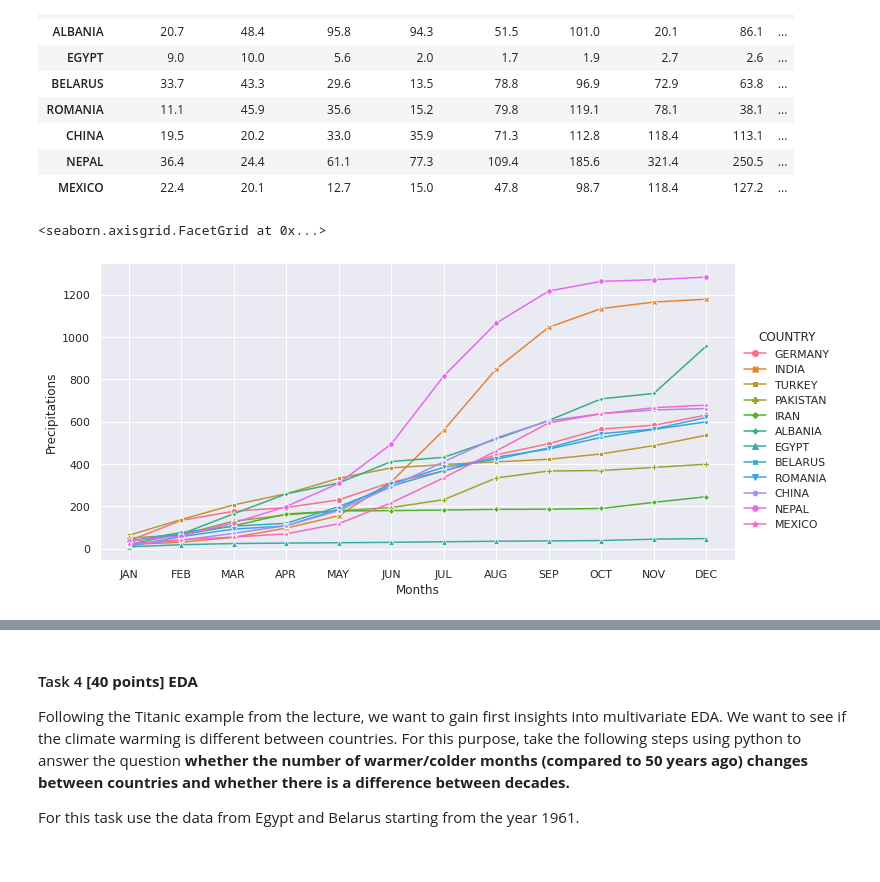
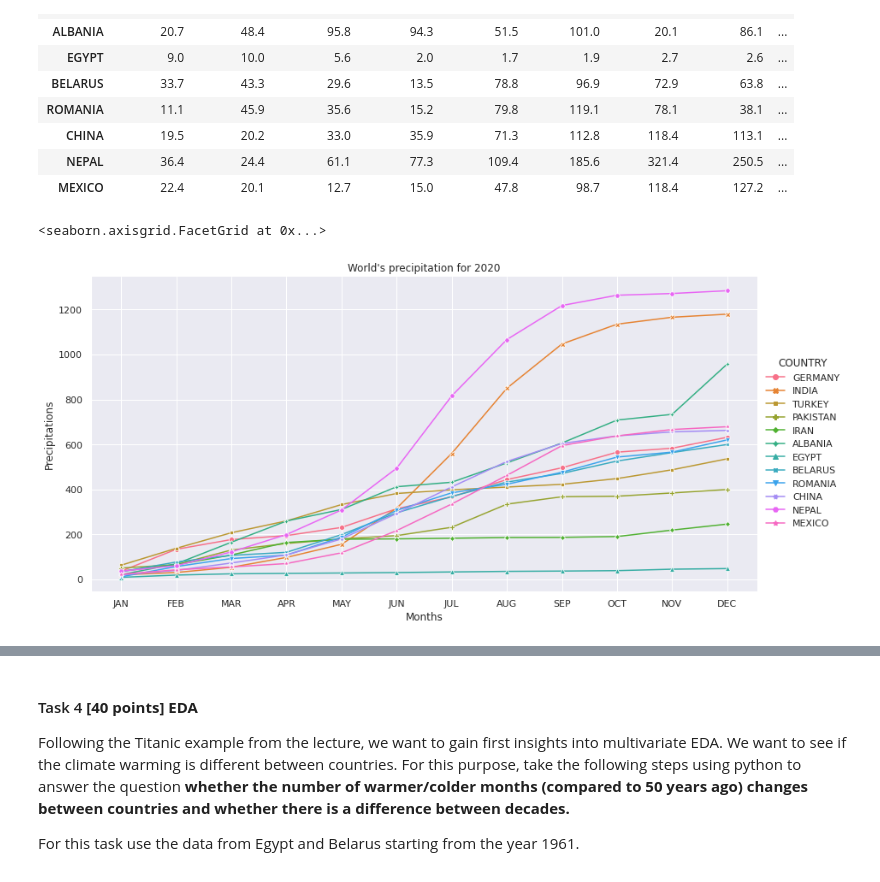
Before and after one commit to aronzek/UHH_research_methods, a Jupyter notebook: RM_A02_Group_E.ipynb, the cells around one changed output, grey strips where cells are left out. Saved outputs shown, nothing was run; the diff lists cells and outputs as text; code cells hidden in the pictures.

```diff
--- a/RM_A02_Group_E.ipynb
+++ b/RM_A02_Group_E.ipynb
@@ -42,5 +42,6 @@ import seaborn as sbs
 import numpy as np
 import matplotlib.pyplot as plt
 # %%
-df = pd.read_csv('CRU_data.csv')
+df = pd.read_csv(r'Datasets/CRU_data.csv')
 sbs.set_theme()
+months = ['JAN', 'FEB', 'MAR', 'APR', 'MAY', 'JUN', 'JUL', 'AUG', 'SEP', 'OCT', 'NOV', 'DEC']
@@ -124,11 +123,11 @@ df_a
 | MEXICO | 22.4 | 20.1 | 12.7 | 15.0 | 47.8 | 98.7 | 118.4 | 127.2 | ... |
 # %%
 #Plotting of the graph for task 1
-g = sbs.relplot(data=df_b, kind='line', height = 5, aspect = 2, markers = True, dashes = False )
+g = sbs.relplot(data=df_b, kind='line', height = 6, aspect = 2, markers = True, dashes = False )
 g.set_xticklabels(months) #setting the x ticks to make them easier to read
 g.set_xlabels("Months")
 g.set_ylabels("Precipitations")
-g.set_titles("World's precipitation for 2020")
+g.set(title = "World's precipitation for 2020")
 # %% [output]
 <seaborn.axisgrid.FacetGrid at 0x...>
-[figure, old version]
+[figure, new version]
```
Also changed, not shown: parts of 8 cells of this notebook, 1 other file.
